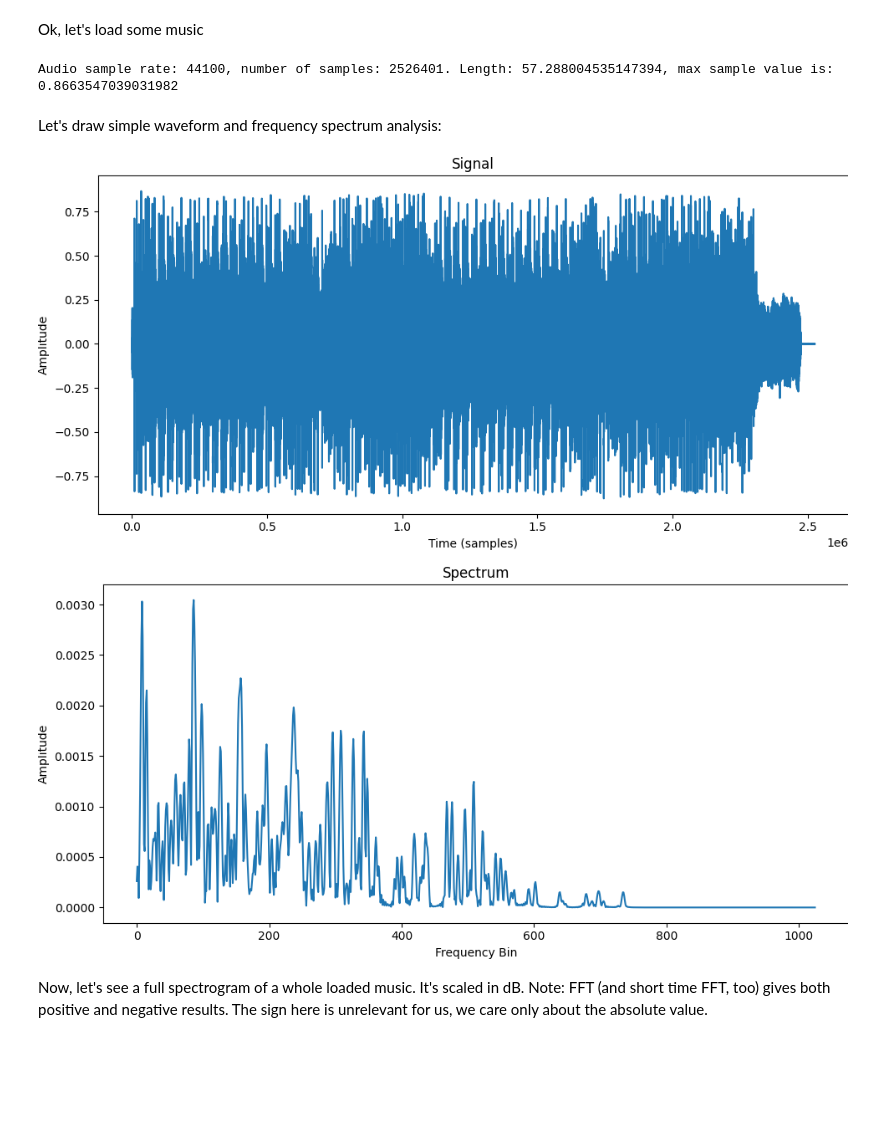
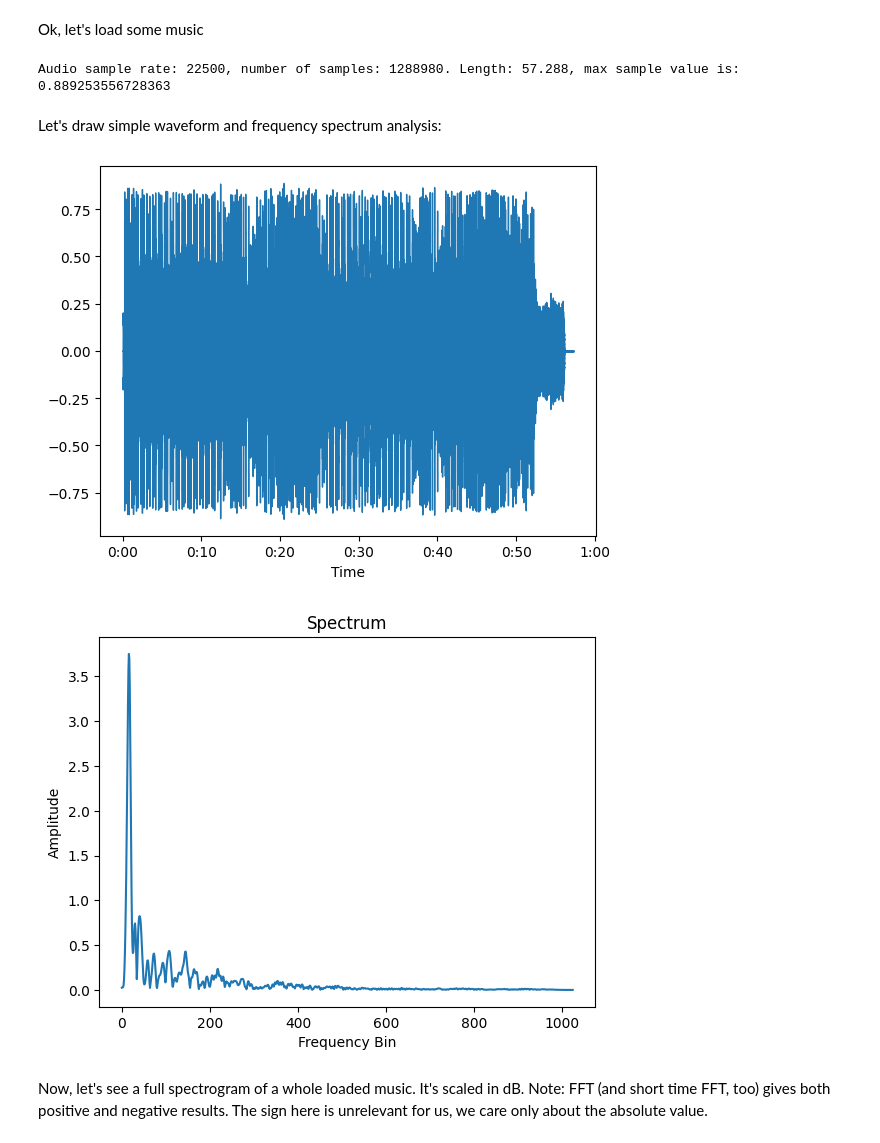
Before and after one commit to utak3r/PyShaderPlayground, a Jupyter notebook: experiments/sound_analysis.ipynb, the cells around one changed output. Drawn from its saved outputs; the diff is of its cells as text; code cells hidden in the pictures; blank space fills up the shorter version.

```diff
--- a/experiments/sound_analysis.ipynb
+++ b/experiments/sound_analysis.ipynb
@@ -22,7 +17,7 @@ from PIL import Image
 Ok, let's load some music
 # %%
 filename = 'test_sound_01.mp3'
-audio, sample_rate = librosa.load(filename, sr=44100)
+audio, sample_rate = librosa.load(filename, sr=22500)
 if audio.ndim > 1:
     audio = np.mean(audio, axis=1)
 num_samples = audio.shape[0]
@@ -31,26 +26,23 @@ max_sample_value = np.max(audio)
 
 print(f'Audio sample rate: {sample_rate}, number of samples: {num_samples}. Length: {length}, max sample value is: {max_sample_value}')
 # %% [output]
-Audio sample rate: 44100, number of samples: 2526401. Length: 57.288004535147394, max sample value is: 0.8663547039031982
+Audio sample rate: 22500, number of samples: 1288980. Length: 57.288, max sample value is: 0.889253556728363
 # %% [markdown]
 Let's draw simple waveform and frequency spectrum analysis:
 # %%
-plt.plot(audio);
-plt.title('Signal');
-plt.xlabel('Time (samples)');
-plt.ylabel('Amplitude');
+waveplot = librosa.display.waveshow(audio, sr=sample_rate)
 plt.show()
 
 n_fft = 2048
 ft = np.abs(librosa.stft(audio[:n_fft], hop_length = n_fft+1))
 plt.plot(ft);
 plt.title('Spectrum');
 plt.xlabel('Frequency Bin');
 plt.ylabel('Amplitude');
 plt.show()
 # %% [output]
-[figure, old version]
+[figure, new version]
-[figure, old version]
+[figure, new version]
 # %% [markdown]
 Now, let's see a full spectrogram of a whole loaded music. It's scaled in dB.
 Note: FFT (and short time FFT, too) gives both positive and negative results.
```
Also changed, not shown: parts of 9 cells of this notebook, 3 other files.
